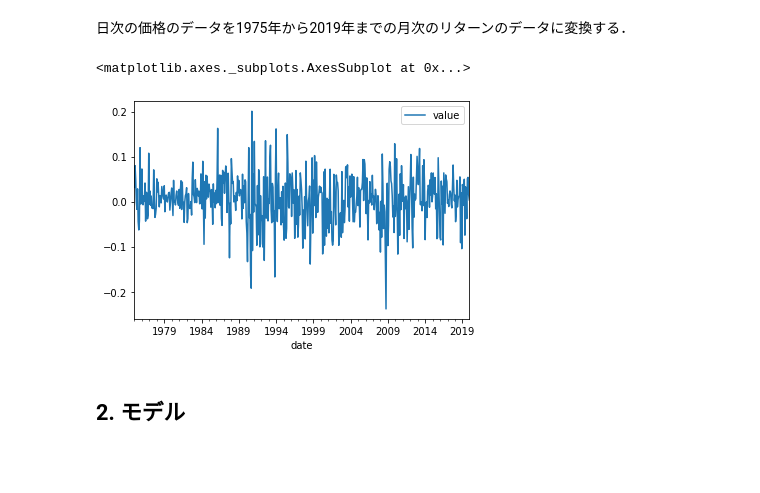
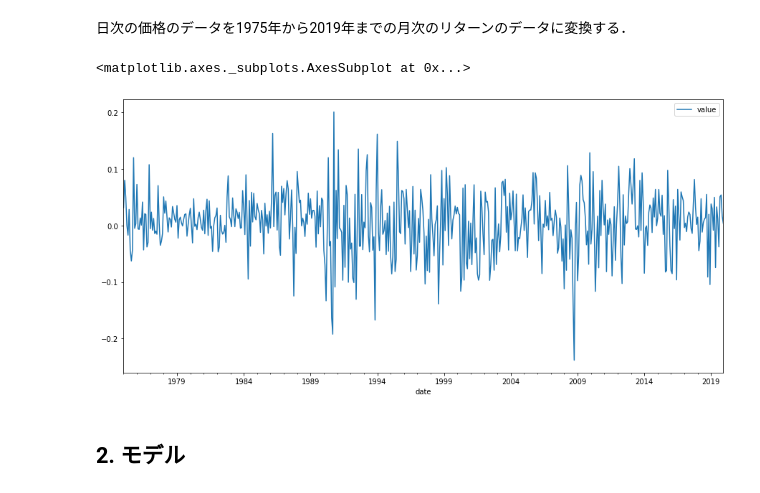
Before and after one commit to MasaKat0/misc, a Jupyter notebook: markov-switching_model/markov-switching-model_NIKKEI225.ipynb, the cells around one changed output. Cells and saved outputs as stored; diff of their text form; code cells hidden in the pictures; blank space fills up the shorter version.

```diff
--- a/markov-switching_model/markov-switching-model_NIKKEI225.ipynb
+++ b/markov-switching_model/markov-switching-model_NIKKEI225.ipynb
@@ -37,10 +37,10 @@ monthy_data = daily_data.resample(rule="M").last()
 monthly_return_data = monthy_data.pct_change()
 monthly_return_data = monthly_return_data[308:]
 # %%
-monthly_return_data.plot()
+monthly_return_data.plot(figsize=(15, 7))
 # %% [output]
 <matplotlib.axes._subplots.AxesSubplot at 0x...>
-[figure, old version]
+[figure, new version]
 # %% [markdown]
 ## 2. モデル
 # %% [markdown]
```
Also changed, not shown: parts of 18 cells of this notebook, 3 other files.
